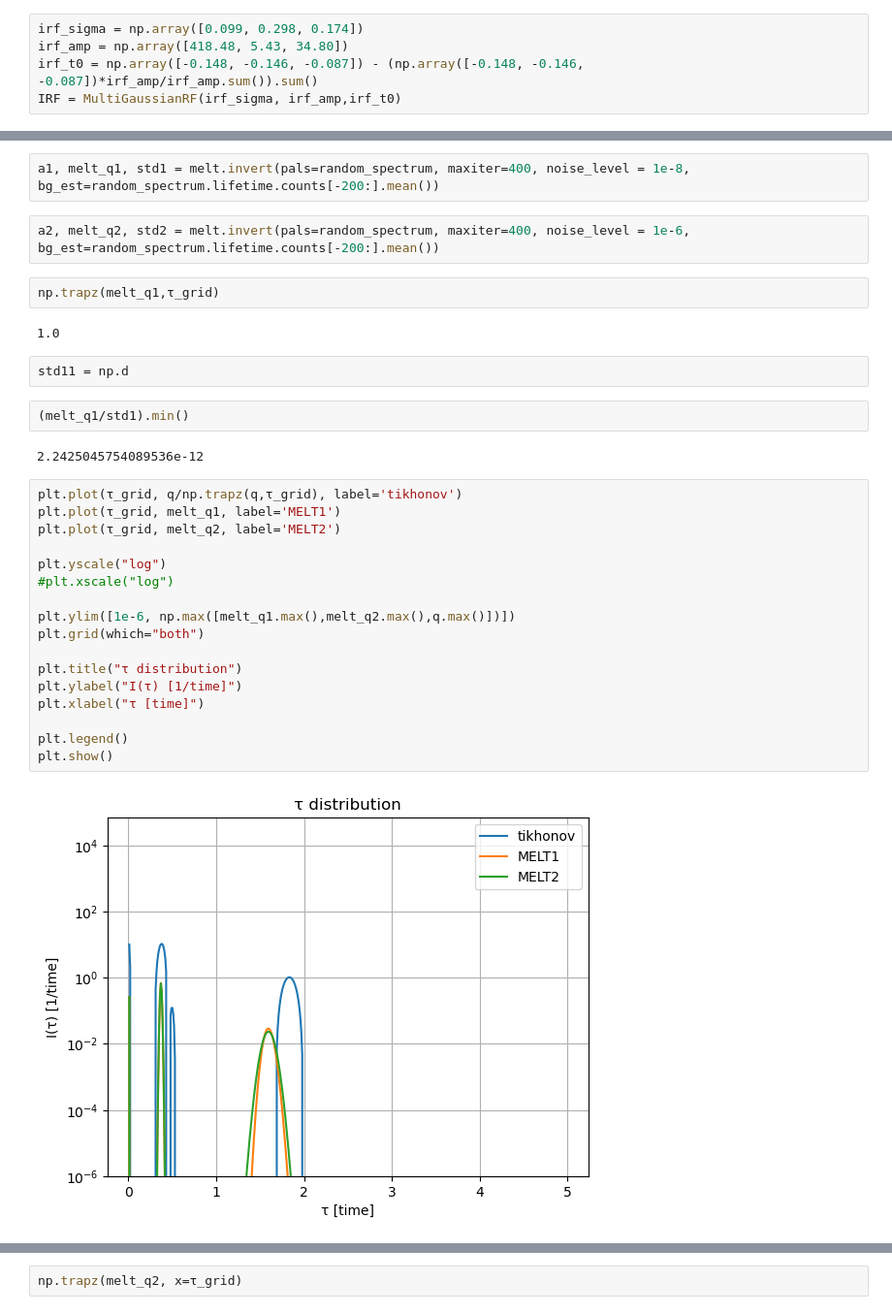
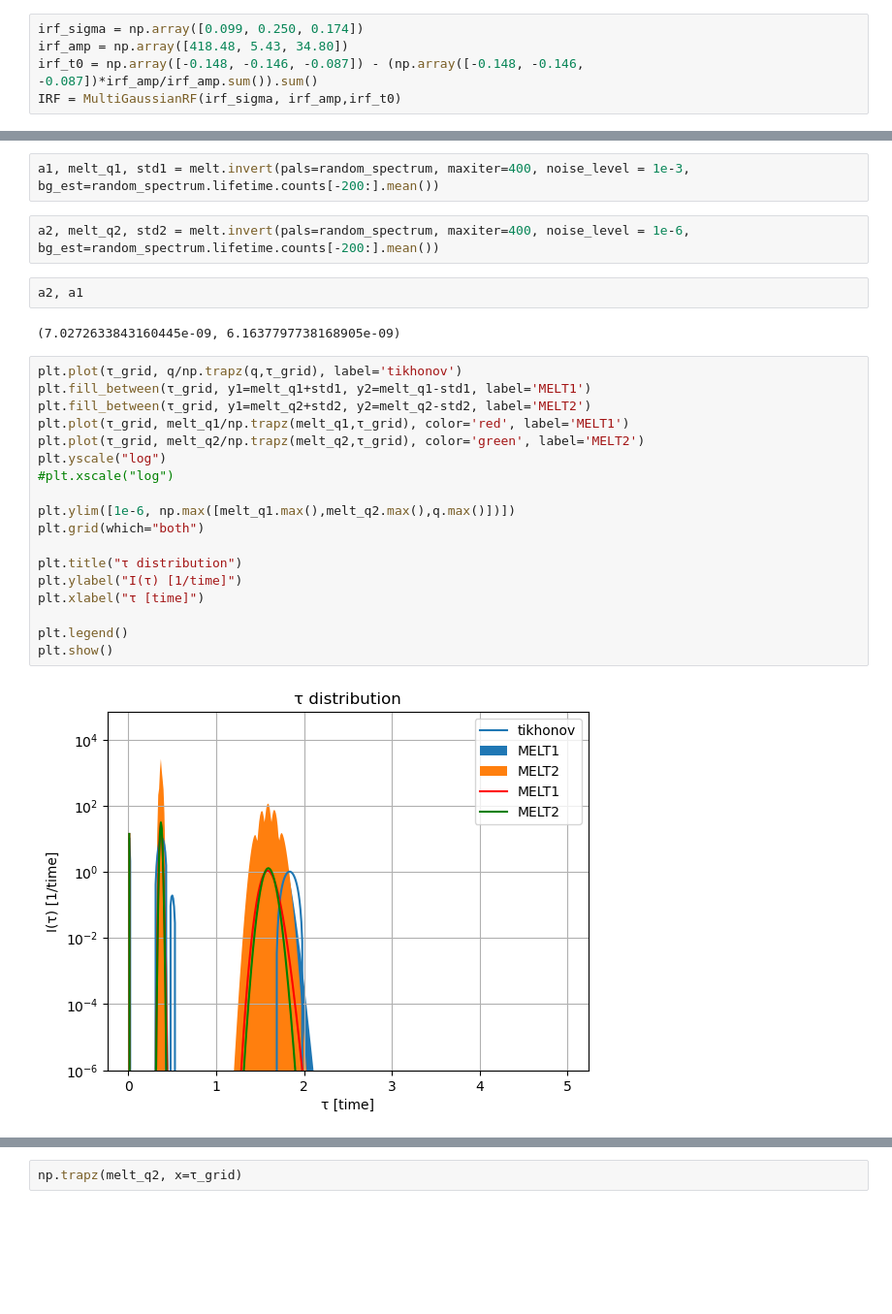
Before and after one commit to achiyaAmrusi/scipas, a Jupyter notebook: examples/lifetime/lifetime_inversion_measurement.ipynb, the cells around one changed output, grey strips where cells are left out. Shown at 97% size. Drawn from its saved outputs; the diff is of its cells as text; blank space fills up the shorter version.

```diff
--- a/examples/lifetime/lifetime_inversion_measurement.ipynb
+++ b/examples/lifetime/lifetime_inversion_measurement.ipynb
@@ -15,7 +15,7 @@ np.random.seed(42)
 # %% [markdown]
 # system parmeters
 # %%
-irf_sigma = np.array([0.099, 0.298, 0.174])
+irf_sigma = np.array([0.099, 0.250, 0.174])
 irf_amp = np.array([418.48, 5.43, 34.80])
 irf_t0 = np.array([-0.148, -0.146, -0.087]) - (np.array([-0.148, -0.146, -0.087])*irf_amp/irf_amp.sum()).sum()
 IRF = MultiGaussianRF(irf_sigma, irf_amp,irf_t0)
@@ -420,38 +392,33 @@ class MaximalEntropyInversion(LifetimeInvert):
 # %%
 melt = MaximalEntropyInversion(random_spectrum.lifetime.energy.values, τ_grid)
 # %%
-a1, melt_q1, std1 = melt.invert(pals=random_spectrum, maxiter=400, noise_level = 1e-8, bg_est=random_spectrum.lifetime.counts[-200:].mean())
+a1, melt_q1, std1 = melt.invert(pals=random_spectrum, maxiter=400, noise_level = 1e-3, bg_est=random_spectrum.lifetime.counts[-200:].mean())
 # %%
 a2, melt_q2, std2 = melt.invert(pals=random_spectrum, maxiter=400, noise_level = 1e-6, bg_est=random_spectrum.lifetime.counts[-200:].mean())
 # %%
-np.trapz(melt_q1,τ_grid)
+a2, a1
 # %% [output]
-1.0
+(7.0272633843160445e-09, 6.1637797738168905e-09)
-# %%
-std11 = np.d
-# %%
-(melt_q1/std1).min()
-# %% [output]
-2.2425045754089536e-12
 # %%
 plt.plot(τ_grid, q/np.trapz(q,τ_grid), label='tikhonov')
-plt.plot(τ_grid, melt_q1, label='MELT1')
-plt.plot(τ_grid, melt_q2, label='MELT2')
-
+plt.fill_between(τ_grid, y1=melt_q1+std1, y2=melt_q1-std1, label='MELT1')
+plt.fill_between(τ_grid, y1=melt_q2+std2, y2=melt_q2-std2, label='MELT2')
+plt.plot(τ_grid, melt_q1/np.trapz(melt_q1,τ_grid), color='red', label='MELT1')
+plt.plot(τ_grid, melt_q2/np.trapz(melt_q2,τ_grid), color='green', label='MELT2')
 plt.yscale("log")
 #plt.xscale("log")
 
 plt.ylim([1e-6, np.max([melt_q1.max(),melt_q2.max(),q.max()])])
 plt.grid(which="both")
 
 plt.title("τ distribution")
 plt.ylabel("I(τ) [1/time]")
 plt.xlabel("τ [time]")
 
 plt.legend()
 plt.show()
 # %% [output]
-[figure, old version]
+[figure, new version]
 # %%
 plt.plot(τ_grid, q/np.trapz(q,τ_grid), label='tikhonov')
 plt.plot(τ_grid, melt_q1/np.trapz(melt_q1,τ_grid), label='MELT1')
```
Also changed, not shown: parts of 6 cells of this notebook, 3 other files.
